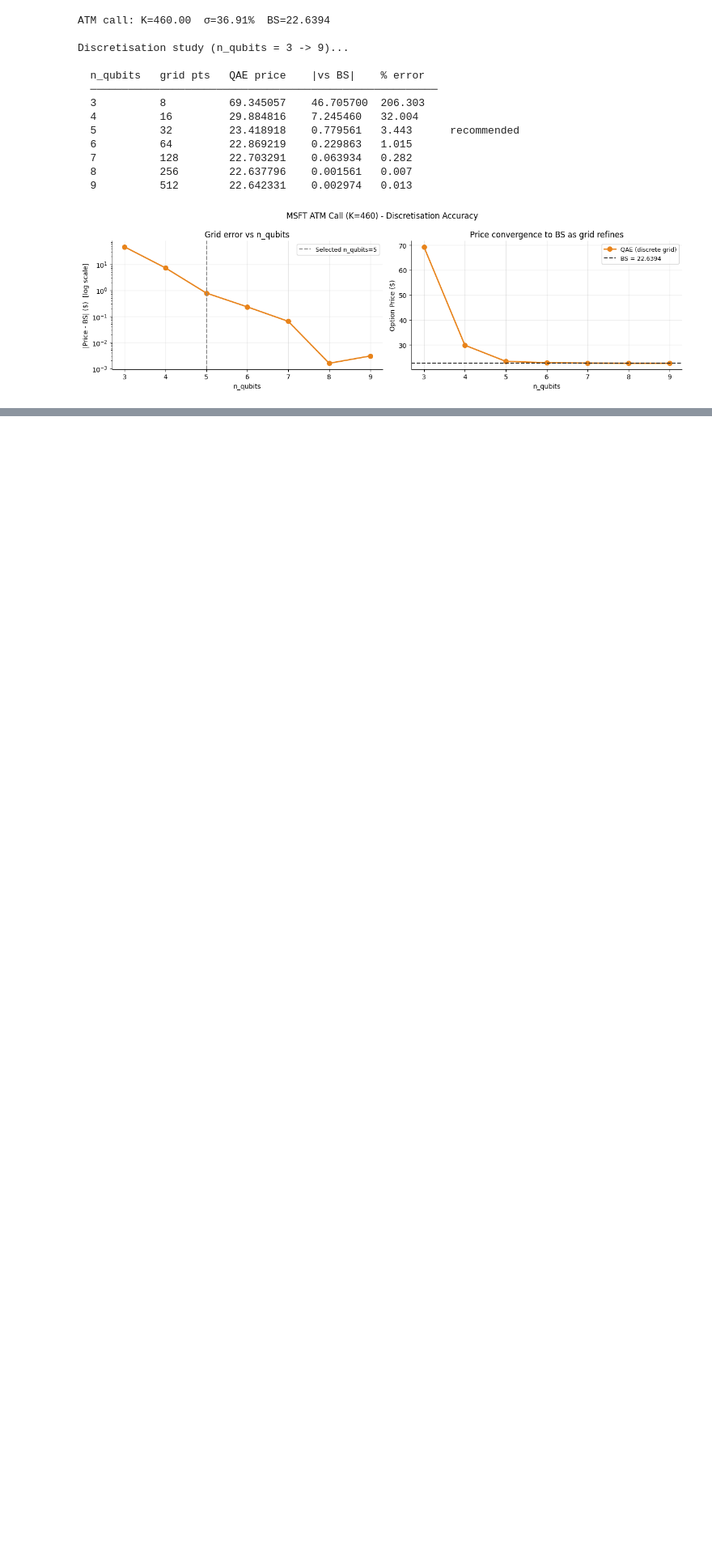
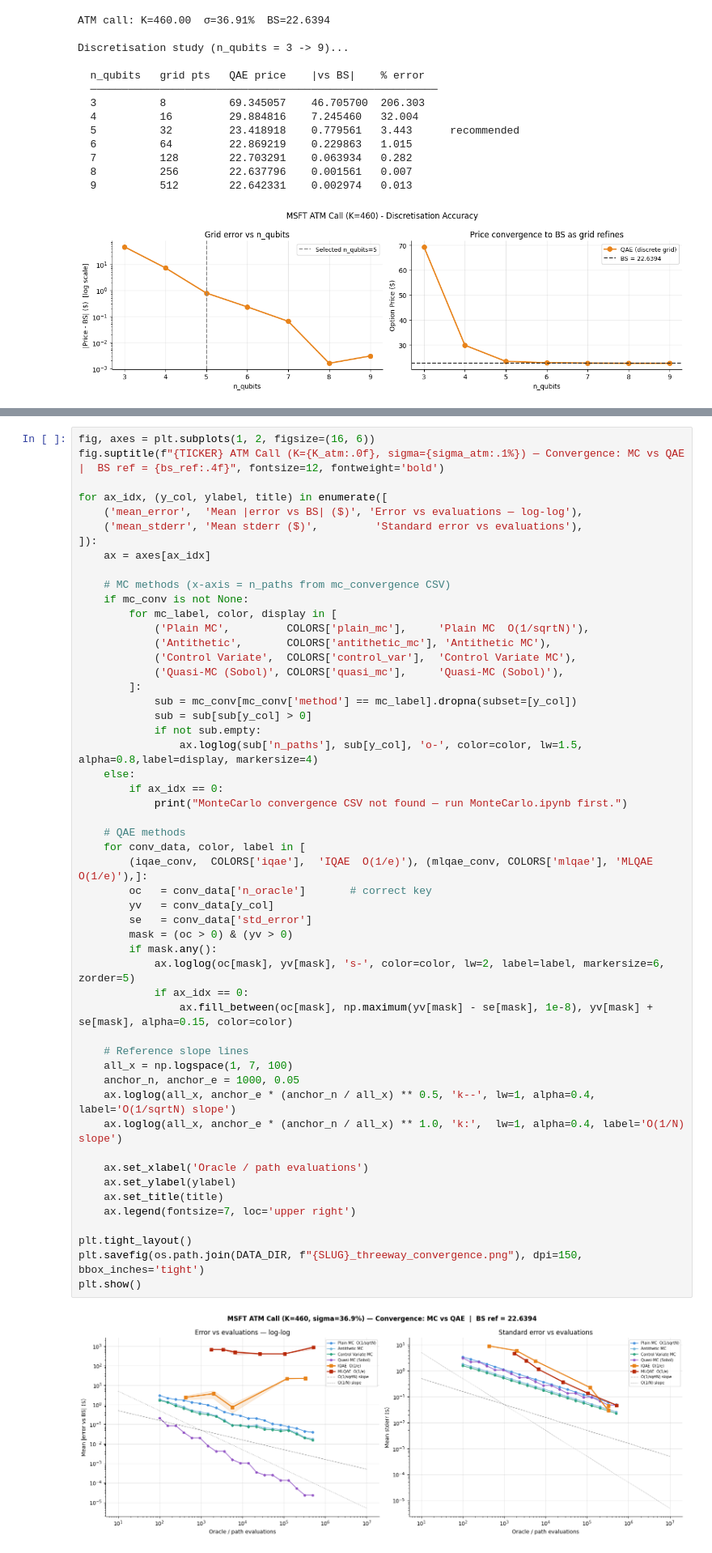
Before and after one commit to Alankrit01/Quantum-Options-Pricing, a Jupyter notebook: QAE.ipynb, the cells around one changed output, grey strips where cells are left out. Shown at 81% size. Drawn from its saved outputs; the diff is of its cells as text; blank space fills up the shorter version.

```diff
--- a/QAE.ipynb
+++ b/QAE.ipynb
@@ -250,0 +397,54 @@ Discretisation study (n_qubits = 3 -> 9)...
+# %%
+fig, axes = plt.subplots(1, 2, figsize=(16, 6))
+fig.suptitle(f"{TICKER} ATM Call (K={K_atm:.0f}, sigma={sigma_atm:.1%}) — Convergence: MC vs QAE  |  BS ref = {bs_ref:.4f}", fontsize=12, fontweight='bold')
+
+for ax_idx, (y_col, ylabel, title) in enumerate([
+    ('mean_error',  'Mean |error vs BS| ($)', 'Error vs evaluations — log-log'),
+    ('mean_stderr', 'Mean stderr ($)',         'Standard error vs evaluations'),
+]):
+    ax = axes[ax_idx]
+
+    # MC methods (x-axis = n_paths from mc_convergence CSV)
+    if mc_conv is not None:
+        for mc_label, color, display in [
+            ('Plain MC',         COLORS['plain_mc'],     'Plain MC  O(1/sqrtN)'),
+            ('Antithetic',       COLORS['antithetic_mc'], 'Antithetic MC'),
+            ('Control Variate',  COLORS['control_var'],  'Control Variate MC'),
+            ('Quasi-MC (Sobol)', COLORS['quasi_mc'],     'Quasi-MC (Sobol)'),
+        ]:
+            sub = mc_conv[mc_conv['method'] == mc_label].dropna(subset=[y_col])
+            sub = sub[sub[y_col] > 0]
+            if not sub.empty:
+                ax.loglog(sub['n_paths'], sub[y_col], 'o-', color=color, lw=1.5, alpha=0.8,label=display, markersize=4)
+    else:
+        if ax_idx == 0:
+            print("MonteCarlo convergence CSV not found — run MonteCarlo.ipynb first.")
+
+    # QAE methods
+    for conv_data, color, label in [
+        (iqae_conv,  COLORS['iqae'],  'IQAE  O(1/e)'), (mlqae_conv, COLORS['mlqae'], 'MLQAE  O(1/e)'),]:
+        oc   = conv_data['n_oracle']       # correct key
+        yv   = conv_data[y_col]
+        se   = conv_data['std_error']
+        mask = (oc > 0) & (yv > 0)
+        if mask.any():
+            ax.loglog(oc[mask], yv[mask], 's-', color=color, lw=2, label=label, markersize=6, zorder=5)
+            if ax_idx == 0:
+                ax.fill_between(oc[mask], np.maximum(yv[mask] - se[mask], 1e-8), yv[mask] + se[mask], alpha=0.15, color=color)
+
+    # Reference slope lines
+    all_x = np.logspace(1, 7, 100)
+    anchor_n, anchor_e = 1000, 0.05
+    ax.loglog(all_x, anchor_e * (anchor_n / all_x) ** 0.5, 'k--', lw=1, alpha=0.4, label='O(1/sqrtN) slope')
+    ax.loglog(all_x, anchor_e * (anchor_n / all_x) ** 1.0, 'k:',  lw=1, alpha=0.4, label='O(1/N) slope')
+
+    ax.set_xlabel('Oracle / path evaluations')
+    ax.set_ylabel(ylabel)
+    ax.set_title(title)
+    ax.legend(fontsize=7, loc='upper right')
+
+plt.tight_layout()
+plt.savefig(os.path.join(DATA_DIR, f"{SLUG}_threeway_convergence.png"), dpi=150, bbox_inches='tight')
+plt.show()
+# %% [output]
+[figure, added]
```
Also changed, not shown: parts of 11 cells of this notebook.
